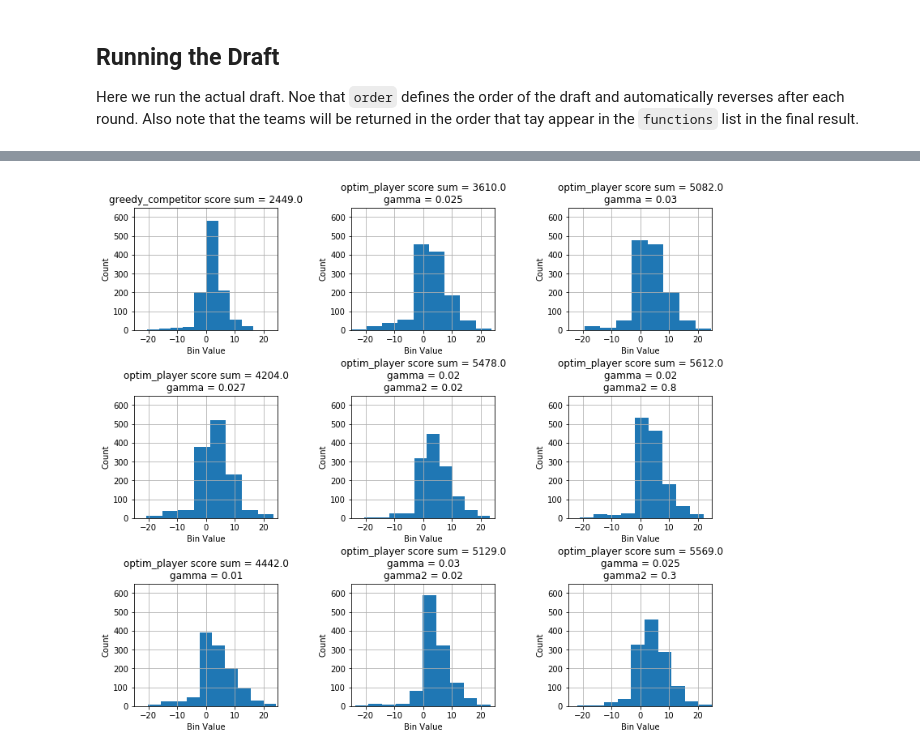
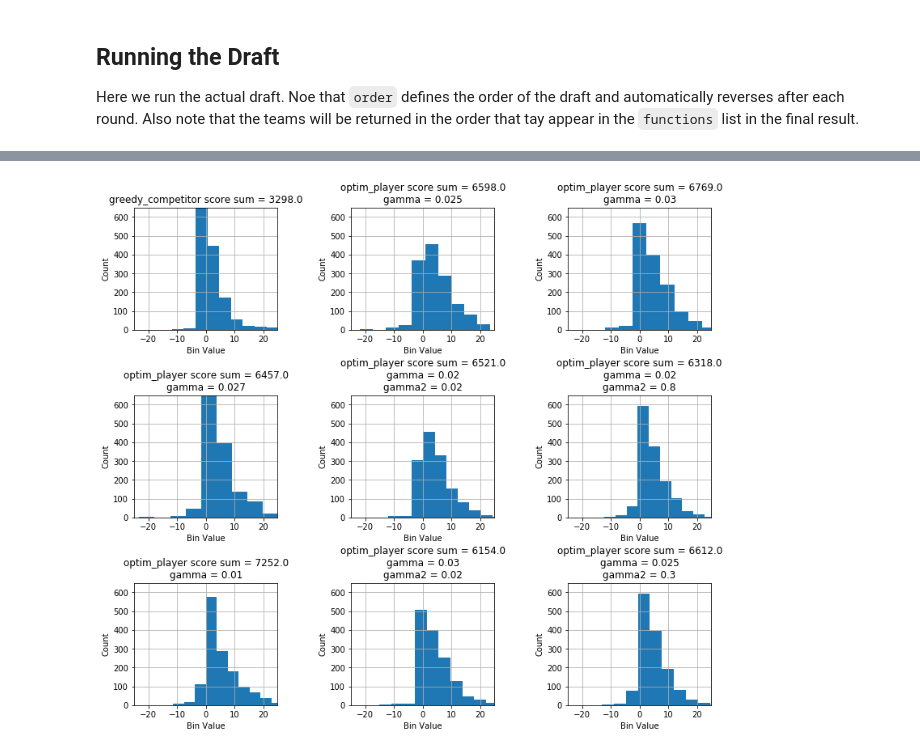
Before and after one commit to Cybera-DSFA/FantasyHockey, a Jupyter notebook: notebooks/Fantasy Hockey Notebook.ipynb, the cells around one changed output, grey strips where cells are left out. Saved outputs shown, nothing was run; the diff lists cells and outputs as text; code cells hidden in the pictures.

Commit message:
fixed minor whoopsie with wrong data frame

```diff
--- a/notebooks/Fantasy Hockey Notebook.ipynb
+++ b/notebooks/Fantasy Hockey Notebook.ipynb
@@ -101,36 +118,39 @@ Beginning round 16
 # %%
 import matplotlib.pyplot as plt
 test2 = pd.read_csv("../data/player_data_for_optim2.csv")
 a = pd.read_csv("../data/texta.csv")
 fig, ax = plt.subplots(3, 3)
 fig.set_size_inches(12, 10.5)
 fig.tight_layout(pad =6)
+cols = []
 for i in range(len(teams)):
-    ohboy = test2[test2.player_id.isin(list(all_points.iloc[:,teams[order[i]]]))]
+    ohboy = player_data[player_data.player_id.isin(list(all_points.iloc[:,teams[order[i]]]))]
     playerids = ohboy.groupby('player_id').count().index
 
-    lineup= a[a.player_id.isin(playerids)].groupby(['firstName', 'lastName', 'primaryPosition']).mean()
+    lineup= player_data[player_data.player_id.isin(playerids)].groupby(['firstName', 'lastName', 'primaryPosition']).mean()
     #print(lineup['points'].sum())
 
 #     print(a[a.player_id.isin(playerids)]['points'].mean(),
 #           a[a.player_id.isin(playerids)]['points'].var())
-    sum_score = a[a.player_id.isin(playerids)]['points'].sum()
-    variance_score = a[a.player_id.isin(playerids)]['points'].std()
-    a[a.player_id.isin(playerids)]['points'].hist(ax=ax[i//3, i%3])
+    sum_score = player_data[player_data.player_id.isin(playerids)]['points'].sum()
+    variance_score = player_data[player_data.player_id.isin(playerids)]['points'].std()
+    player_data[player_data.player_id.isin(playerids)]['points'].hist(ax=ax[i//3, i%3])
     title = functions[order[i]].__name__ + " score sum = " + str(round(sum_score,0))
     gs = [0.01, 0.025, 0.03, 0.027, 0.02, 0.02, 0.025, .03, None]
     gs2 = [None, None, None, None, .02, .8, .3, .02, None]
     if functions[order[i]].__name__ == 'optim_player':
         title += "\ngamma = " + str(gs[order[i]])
         if gs2[order[i]]:
             title += "\ngamma2 = " + str(gs2[order[i]])
-
+    cols.append(title)
     ax[i//3, i%3].set_title(title)
     ax[i//3, i%3].set_ylim([0,650])
     ax[i//3, i%3].set_xlim([-25,25])
     ax[i//3, i%3].set_ylabel("Count")
     ax[i//3, i%3].set_xlabel("Bin Value")
 
+
+
     # lineup
 # %% [output]
-[figure, old version]
+[figure, new version]
```
Also changed, not shown: parts of 4 cells of this notebook.
